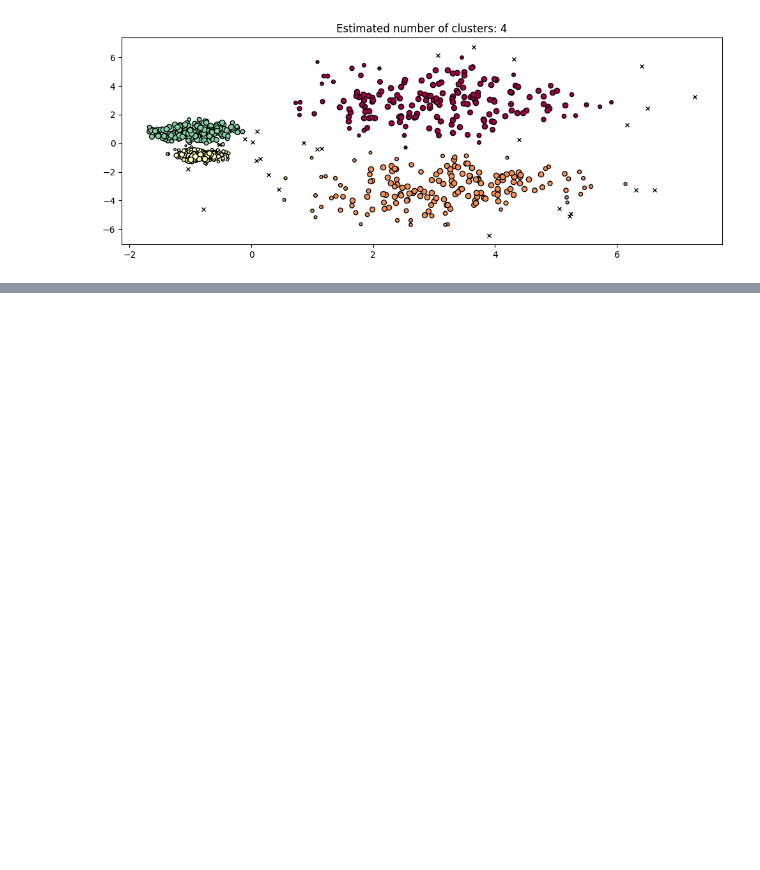
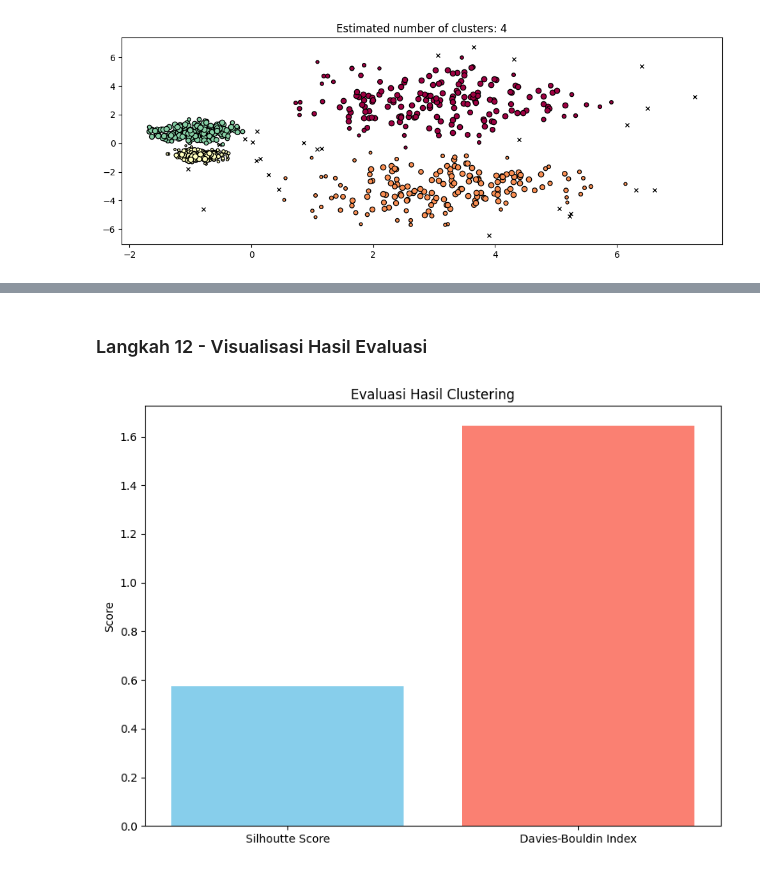
Before and after one commit to RizkyaSalsabila/Assignment-Sem5_ML_Rizkya-Salsabila, a Jupyter notebook: praktikum_05/TG5_2341720056_Rizkya_Salsabila.ipynb, the cells around one changed output, grey strips where cells are left out. Cells and saved outputs as stored; diff of their text form; code cells hidden in the pictures; blank space fills up the shorter version.

```diff
--- a/praktikum_05/TG5_2341720056_Rizkya_Salsabila.ipynb
+++ b/praktikum_05/TG5_2341720056_Rizkya_Salsabila.ipynb
@@ -206,0 +292,23 @@ plot(X, hdb.labels_, hdb.probabilities_)
+# %% [markdown]
+### Langkah 12 - Visualisasi Hasil Evaluasi
+# %%
+# membuat dictionary 'scores' untuk menyimpan hasil 2 macam evaluasi clustering
+scores = {
+    "Silhoutte Score": sil_score,
+    "Davies-Bouldin Index": dbi_score
+}
+
+# membuat grafik batang (bar) untuk membandingkan diantara keduanya dengan ukuran 8x6 inci
+fig, ax = plt.subplots(figsize=(8, 6))
+# membuat 2 batang berbeda untuk metrik
+ax.bar(scores.keys(), scores.values(), color=['skyblue', 'salmon'])
+# memberi judul pada grafik
+ax.set_title("Evaluasi Hasil Clustering")
+# memberi label pada sumbu Y
+ax.set_ylabel("Score")
+# menyesuaikan tata letak agar tidak terpotong
+plt.tight_layout()
+# menampilkan grafik
+plt.show()
+# %% [output]
+[figure, added]
```
Also changed, not shown: parts of 11 cells of this notebook.
